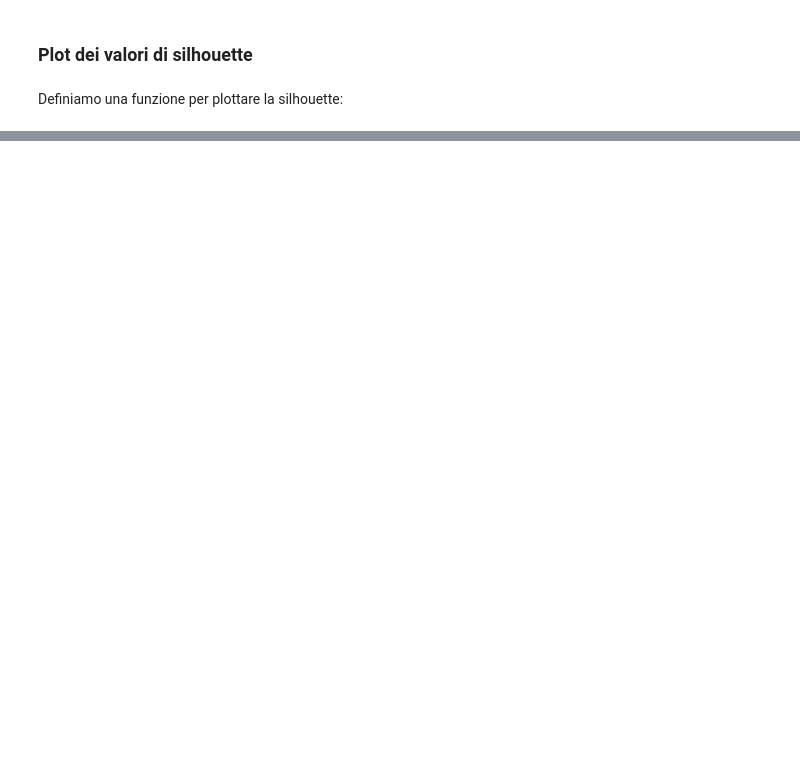
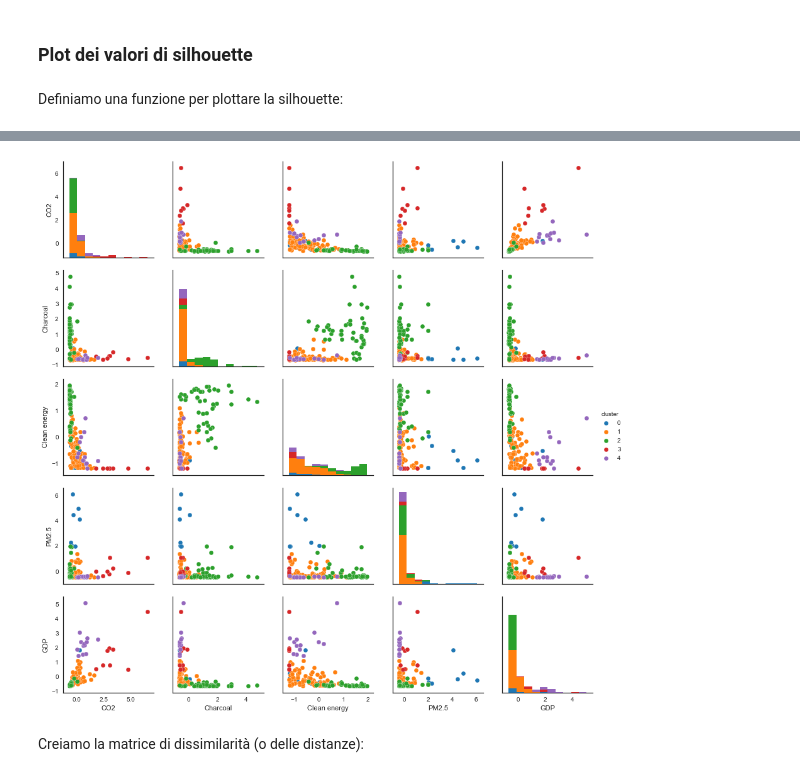
Before and after one commit to PCampi/progettoDT-ML, a Jupyter notebook: Analisi esplorativa e clustering.ipynb, the cells around one changed output, grey strips where cells are left out. Saved outputs shown, nothing was run; the diff lists cells and outputs as text; code cells hidden in the pictures; blank space fills up the shorter version.

```diff
--- a/Analisi esplorativa e clustering.ipynb
+++ b/Analisi esplorativa e clustering.ipynb
@@ -391,0 +425,9 @@ pl.show()
+# %%
+data_final = data_km.copy()
+data_final['cluster'] = best_cluster_labels
+# %%
+with sns.axes_style('white'):
+    sns.pairplot(data_final, vars=['CO2', 'Charcoal', 'Clean energy', 'PM2.5', 'GDP'], hue='cluster')
+    pl.show()
+# %% [output]
+[figure, added]
@@ -391,0 +447,2 @@ pl.show()
+# %% [markdown]
+Creiamo la matrice di dissimilarità (o delle distanze):
```
Also changed, not shown: parts of 18 cells of this notebook.
